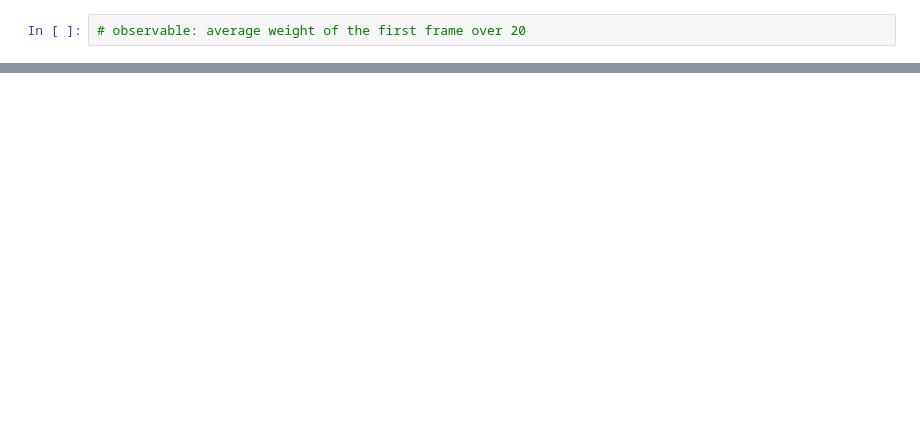
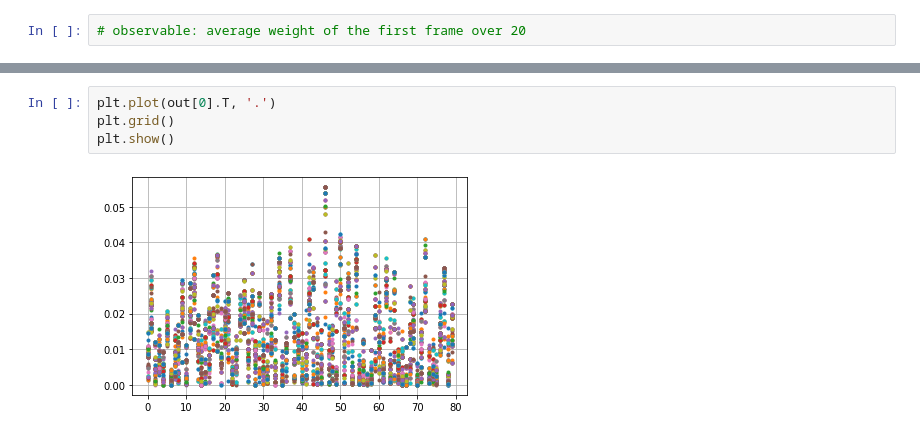
Before and after one commit to IvanGilardoni/Jeffreys_prior, a Jupyter notebook: main3.ipynb, the cells around one changed output, grey strips where cells are left out. Drawn from its saved outputs; the diff is of its cells as text; blank space fills up the shorter version.

```diff
--- a/main3.ipynb
+++ b/main3.ipynb
@@ -133,3 +141,9 @@ av. acceptance:  0.37
+# %%
+plt.plot(out[0].T, '.')
+plt.grid()
+plt.show()
+# %% [output]
+[figure, added]
 # %%
 plt.plot(out[0])
 # plt.plot(out[0][:, 1])
```
Also changed, not shown: parts of 11 cells of this notebook, 3 other files.
